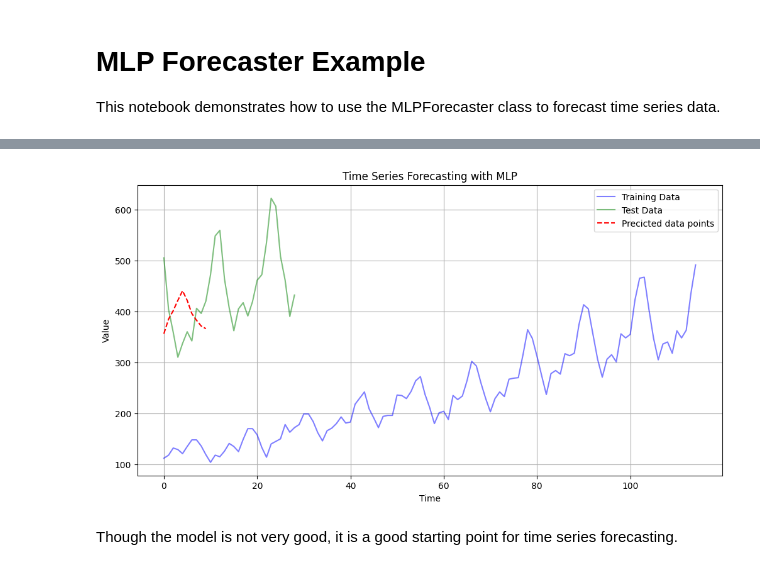
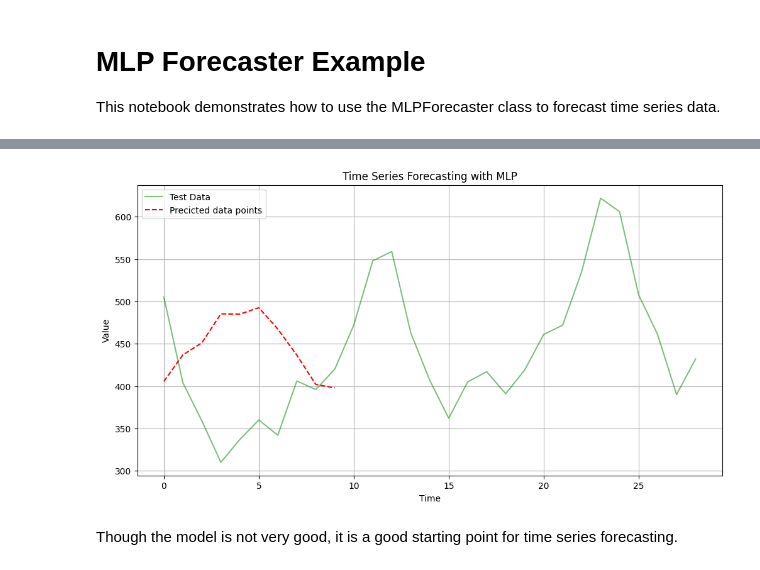
Before and after one commit to inclinedadarsh/tsf-exploration, a Jupyter notebook: examples/mlp_forecaster.ipynb, the cells around one changed output, grey strips where cells are left out. Saved outputs shown, nothing was run; the diff lists cells and outputs as text; code cells hidden in the pictures.

```diff
--- a/examples/mlp_forecaster.ipynb
+++ b/examples/mlp_forecaster.ipynb
@@ -10,12 +10,13 @@ y = load_airline()
 train_size = int(0.8 * len(y))
 y_train, y_test = y[:train_size], y[train_size:]
 # %%
-from forecasting.deep_learning._mlp import MLPForecaster
+from tsf_exploration.forecasting.deep_learning._mlp import MLPForecaster
 
 forecaster = MLPForecaster(
     horizon=10,
     window_size=20,
     n_layers=3,
+    n_units=500,
     batch_size=32,
     random_state=42
 )
@@ -55,19 +64,19 @@ y_pred = forecaster.predict(y_test[:20])
 # %%
 import matplotlib.pyplot as plt
 
 plt.figure(figsize=(12, 6))
 
 # Plot training data
-plt.plot(y_train, label="Training Data", color="blue", alpha=0.5)
+# plt.plot(y_train, label="Training Data", color="blue", alpha=0.5)
 plt.plot(y_test, label="Test Data", color="green", alpha=0.5)
 plt.plot(y_pred, label="Precicted data points", color="red", linestyle="--")
 plt.title("Time Series Forecasting with MLP")
 plt.xlabel("Time")
 plt.ylabel("Value")
 plt.legend()
 plt.grid(True)
 plt.show()
 # %% [output]
-[figure, old version]
+[figure, new version]
 # %% [markdown]
 Though the model is not very good, it is a good starting point for time series forecasting.
```
Also changed, not shown: parts of 4 cells of this notebook, 5 other files.
